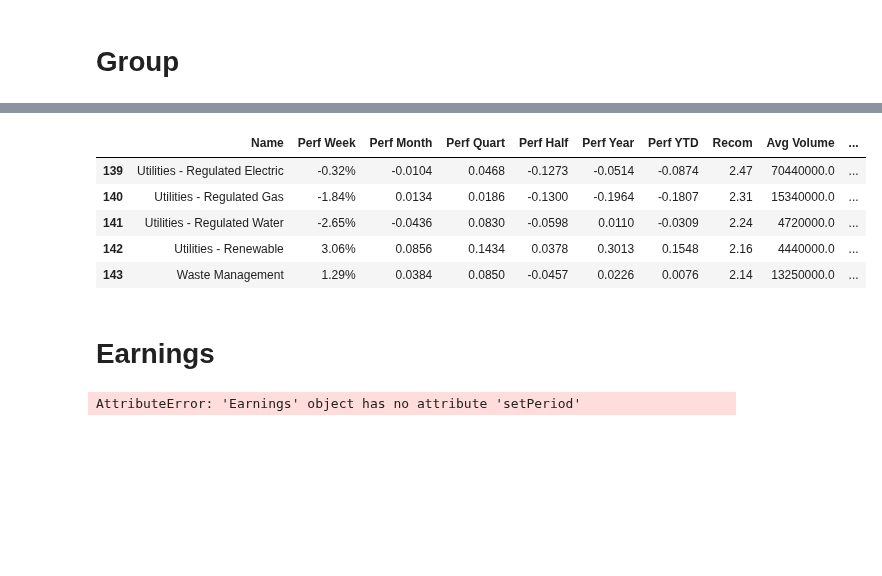
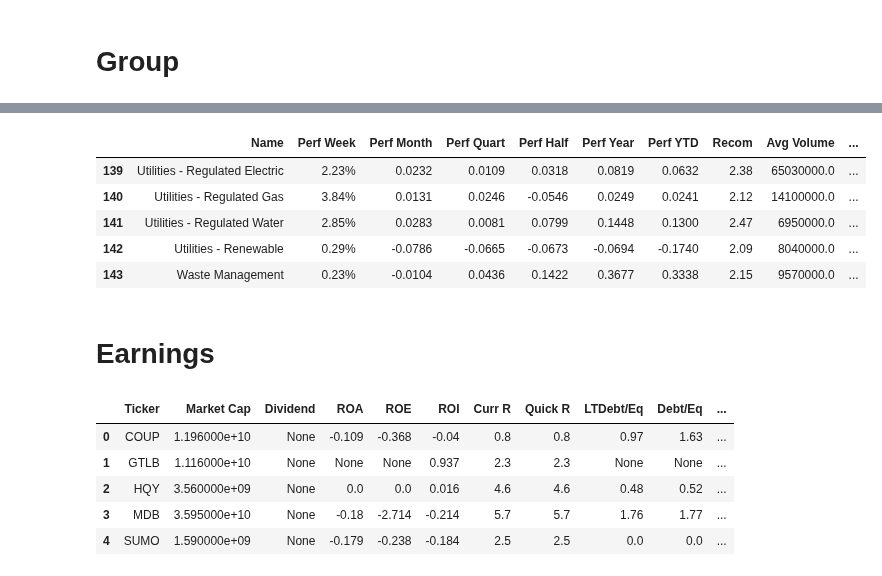
Before and after one commit to lit26/finvizfinance, a Jupyter notebook: example/example.ipynb, the cells around one changed output, grey strips where cells are left out. Drawn from its saved outputs; the diff is of its cells as text; code cells hidden in the pictures; blank space fills up the shorter version.

```diff
--- a/example/example.ipynb
+++ b/example/example.ipynb
@@ -216,22 +271,28 @@ df.tail()
 # %%
 from finvizfinance.group.performance import Performance
 fgperformance = Performance()
-df = fgperformance.ScreenerView(group='Industry')
+df = fgperformance.screener_view(group='Industry')
 df.tail()
 # %% [output]
 |  | Name | Perf Week | Perf Month | Perf Quart | Perf Half | Perf Year | Perf YTD | Recom | Avg Volume | ... |
-| 139 | Utilities - Regulated Electric | -0.32% | -0.0104 | 0.0468 | -0.1273 | -0.0514 | -0.0874 | 2.47 | 70440000.0 | ... |
-| 140 | Utilities - Regulated Gas | -1.84% | 0.0134 | 0.0186 | -0.1300 | -0.1964 | -0.1807 | 2.31 | 15340000.0 | ... |
-| 141 | Utilities - Regulated Water | -2.65% | -0.0436 | 0.0830 | -0.0598 | 0.0110 | -0.0309 | 2.24 | 4720000.0 | ... |
-| 142 | Utilities - Renewable | 3.06% | 0.0856 | 0.1434 | 0.0378 | 0.3013 | 0.1548 | 2.16 | 4440000.0 | ... |
-| 143 | Waste Management | 1.29% | 0.0384 | 0.0850 | -0.0457 | 0.0226 | 0.0076 | 2.14 | 13250000.0 | ... |
+| 139 | Utilities - Regulated Electric | 2.23% | 0.0232 | 0.0109 | 0.0318 | 0.0819 | 0.0632 | 2.38 | 65030000.0 | ... |
+| 140 | Utilities - Regulated Gas | 3.84% | 0.0131 | 0.0246 | -0.0546 | 0.0249 | 0.0241 | 2.12 | 14100000.0 | ... |
+| 141 | Utilities - Regulated Water | 2.85% | 0.0283 | 0.0081 | 0.0799 | 0.1448 | 0.1300 | 2.47 | 6950000.0 | ... |
+| 142 | Utilities - Renewable | 0.29% | -0.0786 | -0.0665 | -0.0673 | -0.0694 | -0.1740 | 2.09 | 8040000.0 | ... |
+| 143 | Waste Management | 0.23% | -0.0104 | 0.0436 | 0.1422 | 0.3677 | 0.3338 | 2.15 | 9570000.0 | ... |
 # %% [markdown]
 # Earnings
 # %%
 from finvizfinance.earnings import Earnings
 
 fEarnings = Earnings()
-fEarnings.setPeriod()
-df_days = fEarnings.partitionDays(mode='financial')
+df_days = fEarnings.partition_days(mode='financial')
-# %% [output]
-AttributeError: 'Earnings' object has no attribute 'setPeriod'
+# %%
+df_days['Dec 06/a']
+# %% [output]
+|  | Ticker | Market Cap | Dividend | ROA | ROE | ROI | Curr R | Quick R | LTDebt/Eq | Debt/Eq | ... |
+| 0 | COUP | 1.196000e+10 | None | -0.109 | -0.368 | -0.04 | 0.8 | 0.8 | 0.97 | 1.63 | ... |
+| 1 | GTLB | 1.116000e+10 | None | None | None | 0.937 | 2.3 | 2.3 | None | None | ... |
+| 2 | HQY | 3.560000e+09 | None | 0.0 | 0.0 | 0.016 | 4.6 | 4.6 | 0.48 | 0.52 | ... |
+| 3 | MDB | 3.595000e+10 | None | -0.18 | -2.714 | -0.214 | 5.7 | 5.7 | 1.76 | 1.77 | ... |
+| 4 | SUMO | 1.590000e+09 | None | -0.179 | -0.238 | -0.184 | 2.5 | 2.5 | 0.0 | 0.0 | ... |
```
Also changed, not shown: parts of 24 cells of this notebook, 4 other files.
